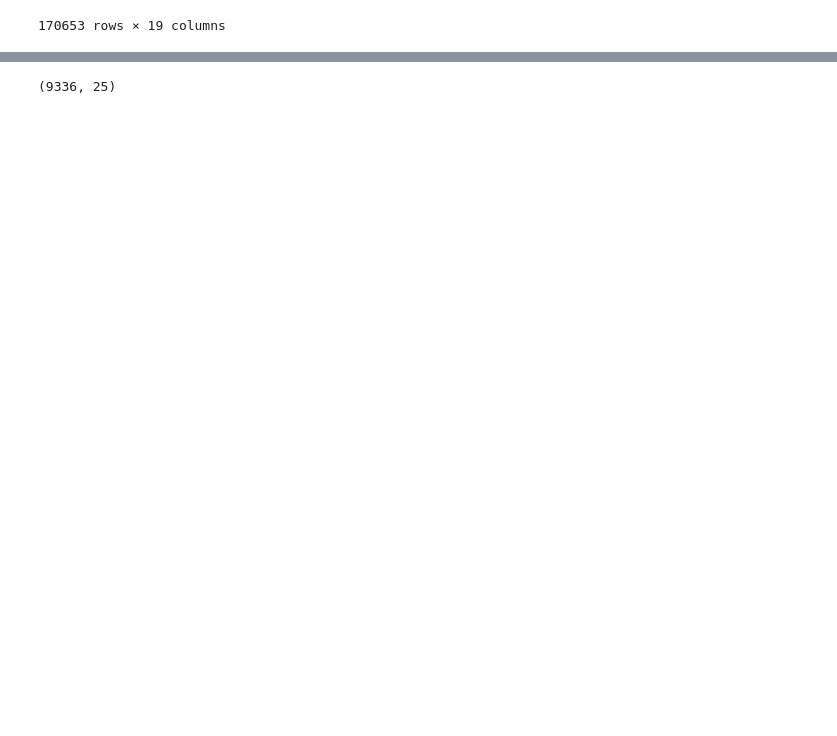
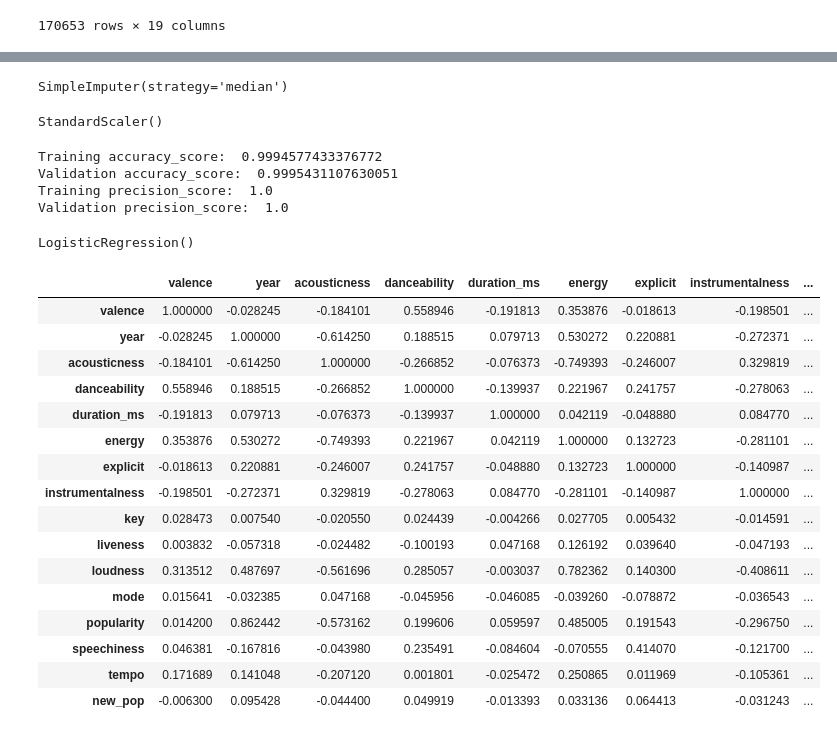
Before and after one commit to lorinhelfenstein/Spotify, a Jupyter notebook: notebooks/lorin/EDA.ipynb, the cells around one changed output, grey strips where cells are left out. Drawn from its saved outputs; the diff is of its cells as text; code cells hidden in the pictures; blank space fills up the shorter version.

```diff
--- a/notebooks/lorin/EDA.ipynb
+++ b/notebooks/lorin/EDA.ipynb
@@ -89,4 +94,0 @@ X_test_preprocessed = ct.transform(X_test)
-# %%
-X_train_preprocessed.shape
-# %% [output]
-(9336, 25)
@@ -92,0 +97,5 @@ X_train_preprocessed.shape
+# %%
+imputer = SimpleImputer(strategy='median')
+imputer.fit(X_train)
+# %% [output]
+SimpleImputer(strategy='median')
@@ -92,0 +105,5 @@ X_train_preprocessed.shape
+# %%
+scaler = StandardScaler()
+scaler.fit(X_train)
+# %% [output]
+StandardScaler()
@@ -93,3 +132,31 @@ X_train_preprocessed.shape
+# %%
+modeling_function(logreg1, X_train_scaled, y_train, X_val_scaled, y_tr_val)
+# %% [output]
+Training accuracy_score:  0.9994577433376772
+Validation accuracy_score:  0.9995431107630051
+Training precision_score:  1.0
+Validation precision_score:  1.0
+LogisticRegression()
+# %%
+df.corr()
+# %% [output]
+|  | valence | year | acousticness | danceability | duration_ms | energy | explicit | instrumentalness | ... |
+| valence | 1.000000 | -0.028245 | -0.184101 | 0.558946 | -0.191813 | 0.353876 | -0.018613 | -0.198501 | ... |
+| year | -0.028245 | 1.000000 | -0.614250 | 0.188515 | 0.079713 | 0.530272 | 0.220881 | -0.272371 | ... |
+| acousticness | -0.184101 | -0.614250 | 1.000000 | -0.266852 | -0.076373 | -0.749393 | -0.246007 | 0.329819 | ... |
+| danceability | 0.558946 | 0.188515 | -0.266852 | 1.000000 | -0.139937 | 0.221967 | 0.241757 | -0.278063 | ... |
+| duration_ms | -0.191813 | 0.079713 | -0.076373 | -0.139937 | 1.000000 | 0.042119 | -0.048880 | 0.084770 | ... |
+| energy | 0.353876 | 0.530272 | -0.749393 | 0.221967 | 0.042119 | 1.000000 | 0.132723 | -0.281101 | ... |
+| explicit | -0.018613 | 0.220881 | -0.246007 | 0.241757 | -0.048880 | 0.132723 | 1.000000 | -0.140987 | ... |
+| instrumentalness | -0.198501 | -0.272371 | 0.329819 | -0.278063 | 0.084770 | -0.281101 | -0.140987 | 1.000000 | ... |
+| key | 0.028473 | 0.007540 | -0.020550 | 0.024439 | -0.004266 | 0.027705 | 0.005432 | -0.014591 | ... |
+| liveness | 0.003832 | -0.057318 | -0.024482 | -0.100193 | 0.047168 | 0.126192 | 0.039640 | -0.047193 | ... |
+| loudness | 0.313512 | 0.487697 | -0.561696 | 0.285057 | -0.003037 | 0.782362 | 0.140300 | -0.408611 | ... |
+| mode | 0.015641 | -0.032385 | 0.047168 | -0.045956 | -0.046085 | -0.039260 | -0.078872 | -0.036543 | ... |
+| popularity | 0.014200 | 0.862442 | -0.573162 | 0.199606 | 0.059597 | 0.485005 | 0.191543 | -0.296750 | ... |
+| speechiness | 0.046381 | -0.167816 | -0.043980 | 0.235491 | -0.084604 | -0.070555 | 0.414070 | -0.121700 | ... |
+| tempo | 0.171689 | 0.141048 | -0.207120 | 0.001801 | -0.025472 | 0.250865 | 0.011969 | -0.105361 | ... |
+| new_pop | -0.006300 | 0.095428 | -0.044400 | 0.049919 | -0.013393 | 0.033136 | 0.064413 | -0.031243 | ... |
 # %%
 df
 # %% [output]
```
Also changed, not shown: parts of 29 cells of this notebook.
